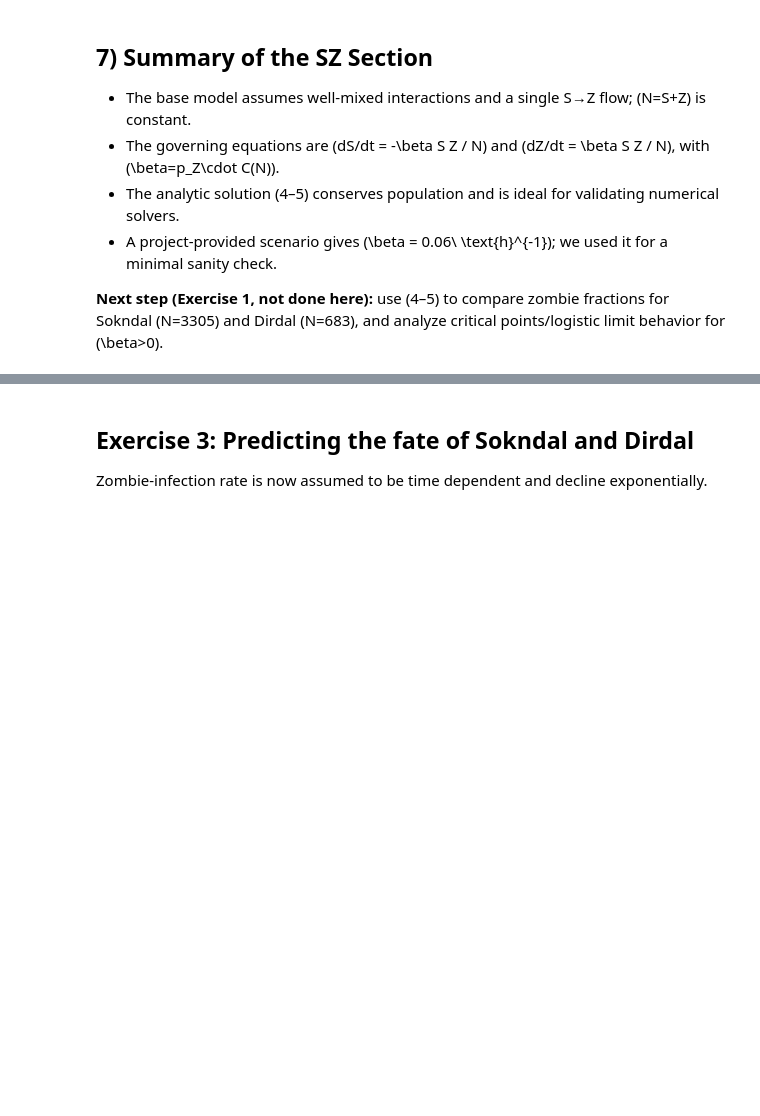
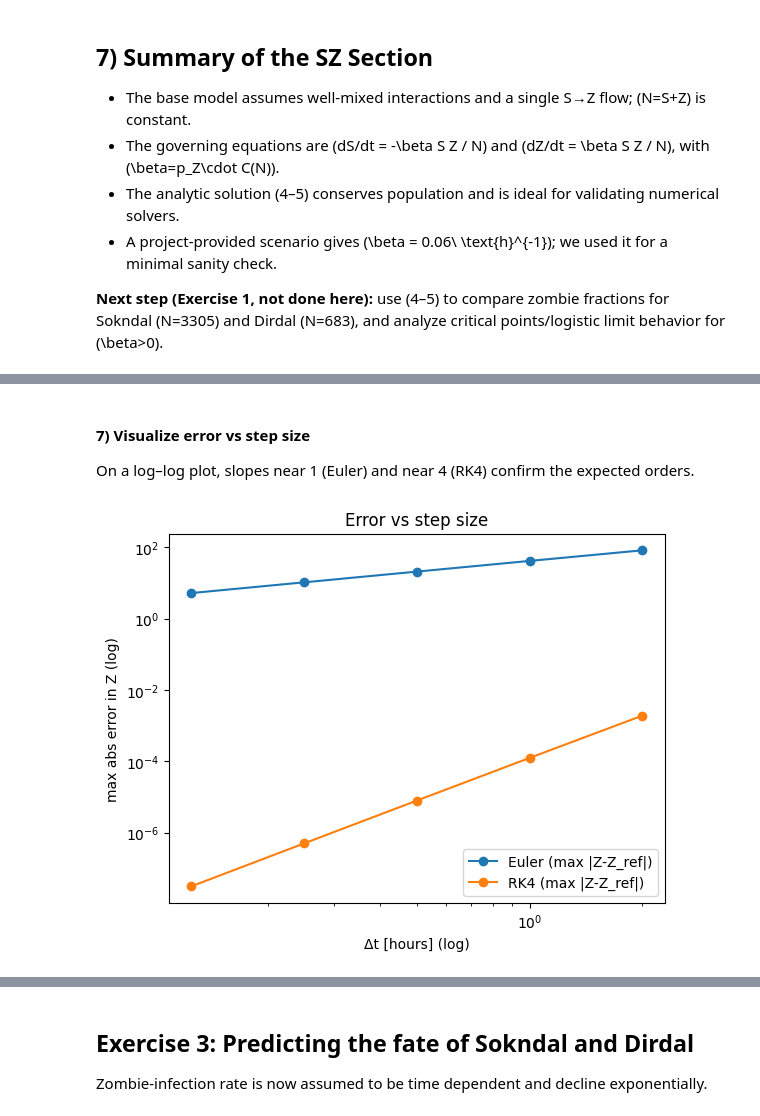
Before and after one commit to Noahster/MOD300-Project-2, a Jupyter notebook: project2.ipynb, the cells around one changed output, grey strips where cells are left out. Drawn from its saved outputs; the diff is of its cells as text; code cells hidden in the pictures; blank space fills up the shorter version.

```diff
--- a/project2.ipynb
+++ b/project2.ipynb
@@ -218,0 +561,20 @@ Exercise 2
+# %%
+#%%
+def max_err_vs_dt(method: str, dts, t_end=200.0):
+    errs = []
+    for dt in dts:
+        t_num, Y_num = solver.solve(0.0, t_end, dt, y0=[S0, Z0], params=params, method=method)
+        S_num, Z_num = Y_num[:,0], Y_num[:,1]
+        # compare against analytic on same time points
+        S_ref, Z_ref = sz_analytic(t_num, S0, Z0, beta)
+        errs.append(np.max(np.abs(Z_num - Z_ref)))
+    return np.array(errs)
+
+dts = np.array([2.0, 1.0, 0.5, 0.25, 0.125])  # hours
+e_euler = max_err_vs_dt("euler", dts)
+e_rk4   = max_err_vs_dt("rk4",   dts)
+
+# Print a small "convergence" table and empirical orders
+orders_euler = np.log2(e_euler[:-1] / e_euler[1:])
+orders_rk4   = np.log2(e_rk4[:-1]   / e_rk4[1:])
+list(zip(dts, e_euler, e_rk4)), orders_euler, orders_rk4
@@ -218,0 +599,17 @@ Exercise 2
+# %% [markdown]
+
+#### 7) Visualize error vs step size
+
+On a log–log plot, slopes near 1 (Euler) and near 4 (RK4) confirm the expected orders.
+# %%
+#%%
+plt.figure()
+plt.loglog(dts, e_euler, marker="o", label="Euler (max |Z-Z_ref|)")
+plt.loglog(dts, e_rk4, marker="o", label="RK4 (max |Z-Z_ref|)")
+plt.xlabel("Δt [hours] (log)")
+plt.ylabel("max abs error in Z (log)")
+plt.title("Error vs step size")
+plt.legend()
+plt.show()
+# %% [output]
+[figure, added]
```
Also changed, not shown: parts of 21 cells of this notebook.
